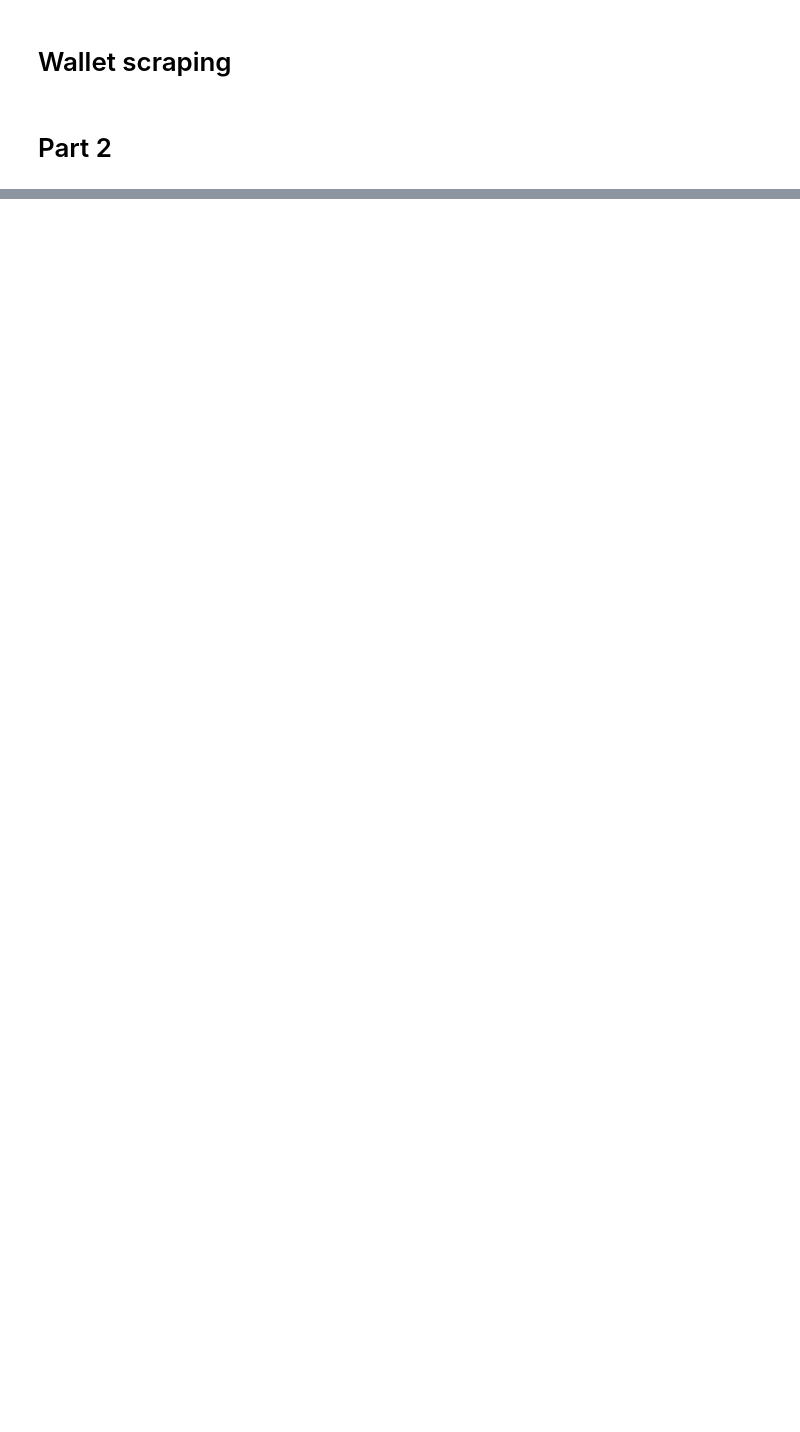
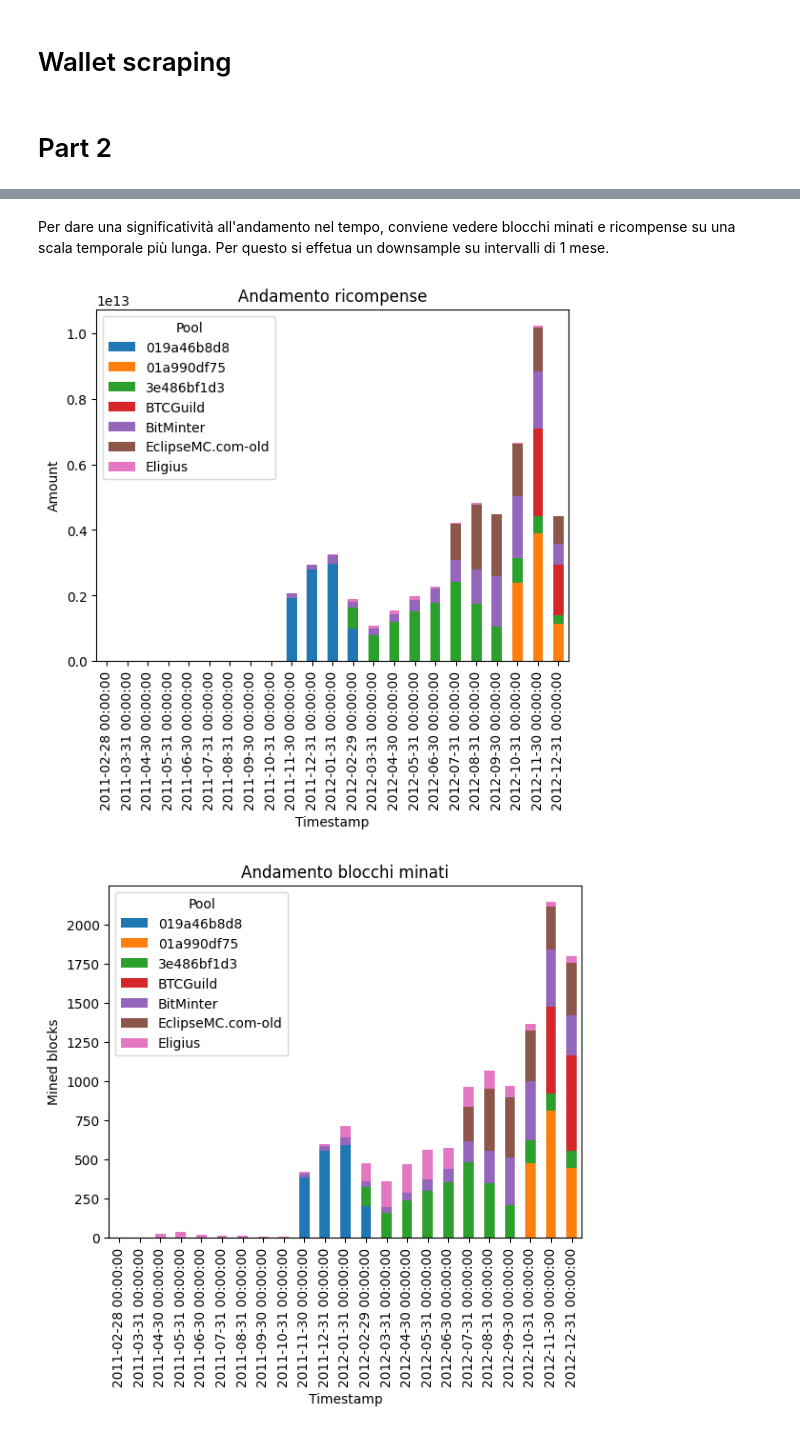
Before and after one commit to dSamp41/Progetto-LWS, a Jupyter notebook: projectDef.ipynb, the cells around one changed output, grey strips where cells are left out. Cells and saved outputs as stored; diff of their text form; code cells hidden in the pictures; blank space fills up the shorter version.

```diff
--- a/projectDef.ipynb
+++ b/projectDef.ipynb
@@ -571,0 +482,3 @@ plt.show()
+# %% [markdown]
+Per dare una significatività all'andamento nel tempo, conviene vedere blocchi minati e ricompense su una scala temporale più lunga.
+Per questo si effetua un downsample su intervalli di 1 mese.
@@ -571,0 +502,38 @@ plt.show()
+# %%
+grouped = downsampled_df\
+    .groupby(['timestamp', 'pool'])\
+    .sum().reset_index()
+
+# Pivot the data to get 'pool' as columns, 'timestamp' as index, and 'amount' as values
+pivot_amounts_df = grouped\
+    .pivot(index='timestamp', columns='pool', values='amount')\
+    .fillna(0)
+
+# Pivot the data to get 'pool' as columns, 'timestamp' as index, and 'blockCount' as values
+pivot_blocks_df = grouped\
+    .pivot(index='timestamp', columns='pool', values='blockCount')\
+    .fillna(0)
+# %%
+# Plot stacked bar chart for amount
+pivot_amounts_df.plot(kind='bar', stacked=True)
+
+# Customize the plot
+plt.title('Andamento ricompense')
+plt.xlabel('Timestamp')
+plt.ylabel('Amount')
+plt.legend(title='Pool')
+
+
+# Plot stacked bar chart for blocks
+pivot_blocks_df.plot(kind='bar', stacked=True)
+
+# Customize the plot
+plt.title('Andamento blocchi minati')
+plt.xlabel('Timestamp')
+plt.ylabel('Mined blocks')
+plt.legend(title='Pool')
+
+plt.show()
+# %% [output]
+[figure, added]
+[figure, added]
```
Also changed, not shown: parts of 61 cells of this notebook, 3 other files.
